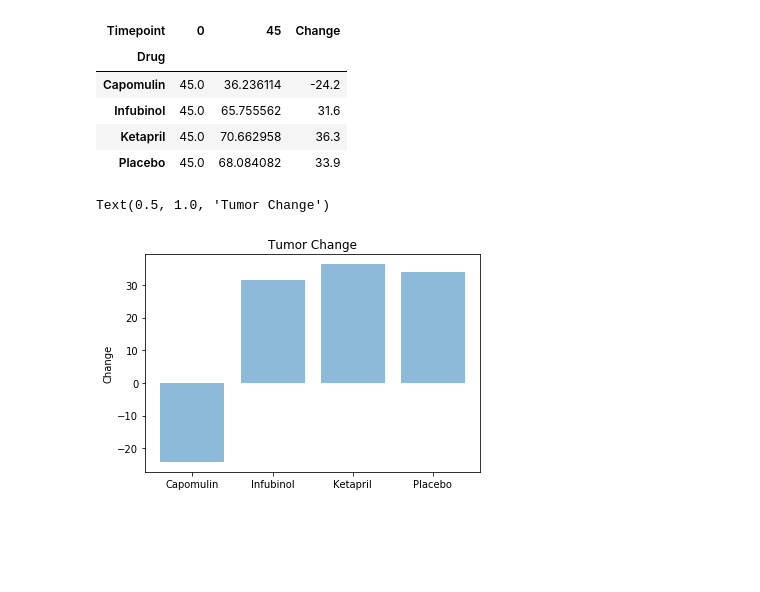
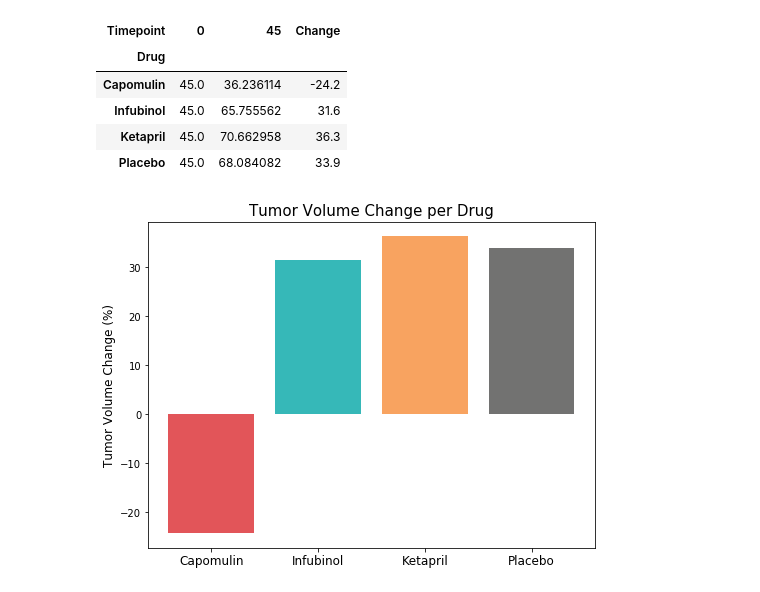
Before and after one commit to bman511/Pymaceuticals, a Jupyter notebook: pymaceuticals.ipynb, the cells around one changed output. Drawn from its saved outputs; the diff is of its cells as text; code cells hidden in the pictures; blank space fills up the shorter version.

```diff
--- a/pymaceuticals.ipynb
+++ b/pymaceuticals.ipynb
@@ -96,3 +92,12 @@ x_axis_timepoints
+# %%
+#Grab the indexed timepoints to be used as an x-axis in plots
+timepoints = num_time_points.index
+
+#Assign our drugs of interest to a variable
+study_drugs = ['Capomulin', 'Infubinol', 'Ketapril', 'Placebo']
+
+#Colors Array
+drug_colors = ['#DB2B30','#03A6A6','#F78C38','#4F4F4E']
 # %%
 #Merge dataframes on Mouse ID
 clin_mice_df = pd.merge(mouse_data_df, clin_data_df, on="Mouse ID")
@@ -110,9 +115,8 @@ clin_mice_df.head(10)
 | 8 | x402 | Stelasyn | 0 | 45.000000 | 0 |
 | 9 | x402 | Stelasyn | 5 | 46.327570 | 1 |
 # %%
-#Filter by drugs of interest and placebo
-#We're only interested in Capomulin, Infubinol, Ketapril, and Placebo
-subset_df = clin_mice_df[clin_mice_df['Drug'].isin(['Capomulin', 'Infubinol', 'Ketapril', 'Placebo'])]
+#Filter the dataframe by our drugs of interest and placebo
+subset_df = clin_mice_df[clin_mice_df['Drug'].isin(study_drugs)]
 subset_df.tail()
 # %% [output]
 |  | Mouse ID | Drug | Timepoint | Tumor Volume (mm3) | Metastatic Sites |
@@ -167,25 +168,31 @@ tumordf2
 | Infubinol | 45.0 | 65.755562 | 31.6 |
 | Ketapril | 45.0 | 70.662958 | 36.3 |
 | Placebo | 45.0 | 68.084082 | 33.9 |
+# %%
+#Make the charts a bit bigger using the rcParams attribute
+# Current size is 6x4
+fig_size = plt.rcParams["figure.figsize"]
+
+# Set figure width to 8 and height to 6
+fig_size[0] = 8
+fig_size[1] = 6
+plt.rcParams["figure.figsize"] = fig_size
 # %%
-#Labels for x-axis from index of df
-labels = tumordf2.index
+#Plot bar graph of overall change in tumor size per drug
 
 #Number of x positions for chart
-y_pos = np.arange(len(labels))
+y_pos = np.arange(len(study_drugs))
 
 #Values to plot
 plot_vals = tumordf2['Change']
 
-#Great bar container
-plt.bar(y_pos, plot_vals, align='center', alpha=0.5)
+#Create bar graph container
+plt.bar(y_pos, plot_vals, align='center', alpha=0.8,color=drug_colors)
 
 #Formatting and labeling
-plt.xticks(y_pos, labels)
-plt.ylabel('Change')
-plt.title('Tumor Change')
-
-#plt.show()
+plt.xticks(y_pos, study_drugs)
+plt.ylabel('Tumor Volume Change (%)',fontsize=12)
+plt.title('Tumor Volume Change per Drug',fontsize=15)
+plt.tick_params(axis='x',labelsize=12)
 # %% [output]
-Text(0.5, 1.0, 'Tumor Change')
-[figure, old version]
+[figure, new version]
```
Also changed, not shown: parts of 19 cells of this notebook.
